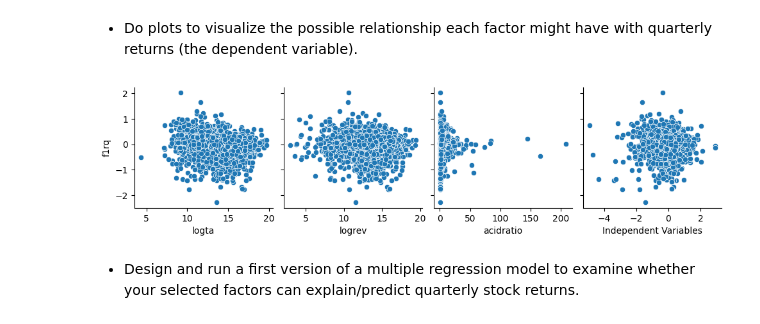
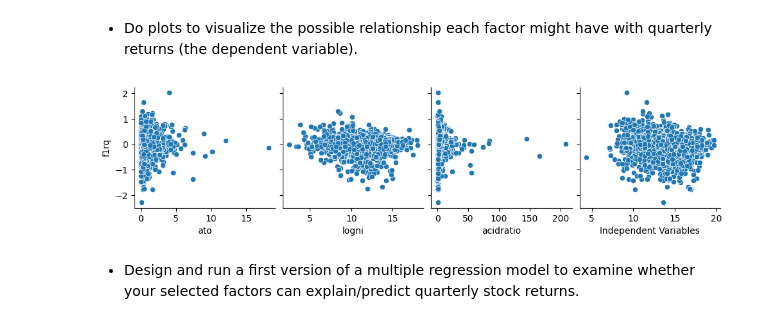
Before and after one commit to Jaime-prog/Statistics_Data_Science_TC3006C, a Jupyter notebook: Project/Reto_estadística_TC3006C_investment_final.ipynb, the cells around one changed output. Saved outputs shown, nothing was run; the diff lists cells and outputs as text; code cells hidden in the pictures.

```diff
--- a/Project/Reto_estadística_TC3006C_investment_final.ipynb
+++ b/Project/Reto_estadística_TC3006C_investment_final.ipynb
@@ -751,14 +823,14 @@ plt.show()
 # %% [markdown]
 * Do plots to visualize the possible relationship each factor might have with quarterly returns (the dependent variable).
 # %%
-sn.pairplot(data=datasety, y_vars=['f1rq'], x_vars=['logta', 'logrev', 'acidratio', 'ry'])
+sn.pairplot(data=datasety, y_vars=['f1rq'], x_vars=['ato', 'logni', 'acidratio', 'logta'])
 
 plt.xlabel('Independent Variables')
 plt.ylabel('Quarterly Returns (rq)')
 
 plt.show()
 # %% [output]
-[figure, old version]
+[figure, new version]
 # %% [markdown]
 * Design and run a first version of a multiple regression model to examine whether your selected factors can explain/predict quarterly stock returns.
 # %%
```
Also changed, not shown: parts of 10 cells of this notebook.
